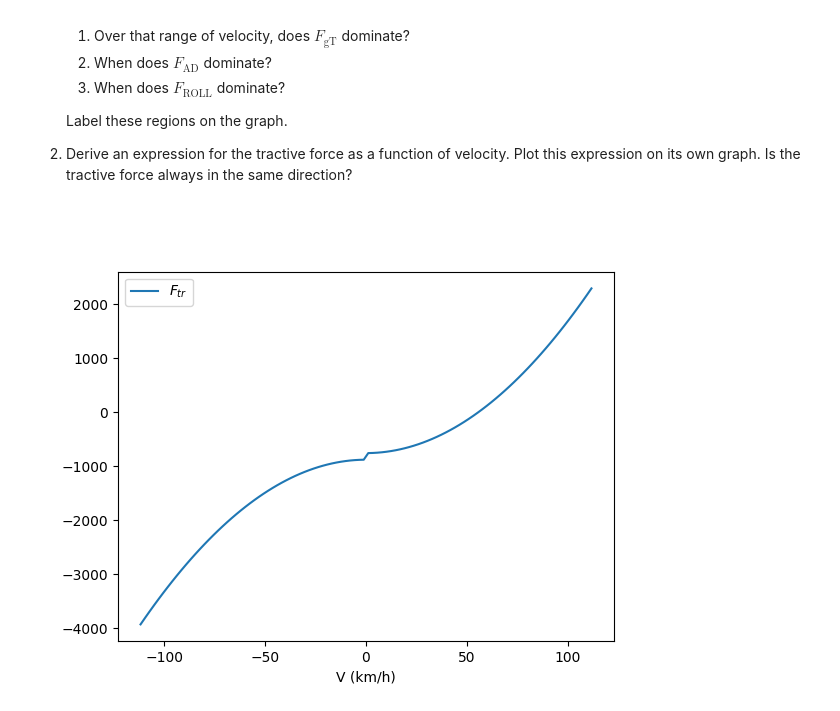
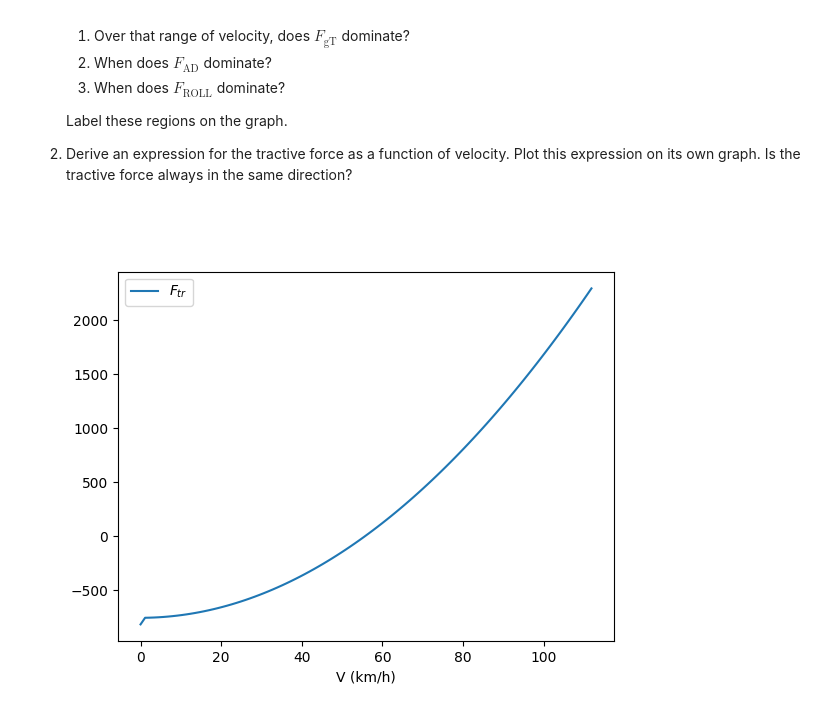
Before and after one commit to markuskreitzer/ELEC-5970-Electric-Vehicles, a Jupyter notebook: HW/HW02/HW02.ipynb, the cells around one changed output. Saved outputs shown, nothing was run; the diff lists cells and outputs as text; code cells hidden in the pictures.

```diff
--- a/HW/HW02/HW02.ipynb
+++ b/HW/HW02/HW02.ipynb
@@ -142,12 +142,12 @@ The EV in problem 2 is moving at a constant velocity along a road that has a con
 expression on its own graph. Is the tractive force always in the same direction?
 # %%
 grade = -0.12
-V = linspace(-180,180,100) * km
+V = linspace(0,180,100) * km
 plt.figure()
 y = F_tr(m, grade, C0, V, C1, rho, CD, AF )
 plt.plot(V,y)
 plt.xlabel('V (km/h)')
 plt.legend(['$F_{tr}$'])
 plt.show()
 # %% [output]
-[figure, old version]
+[figure, new version]
```
